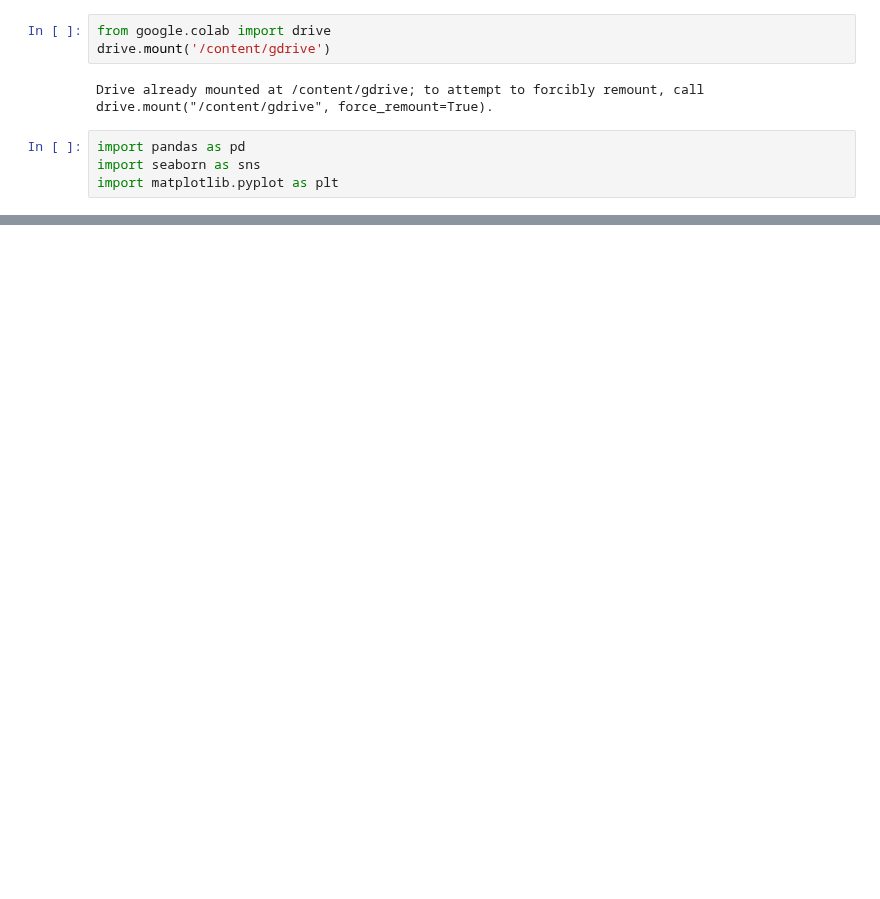
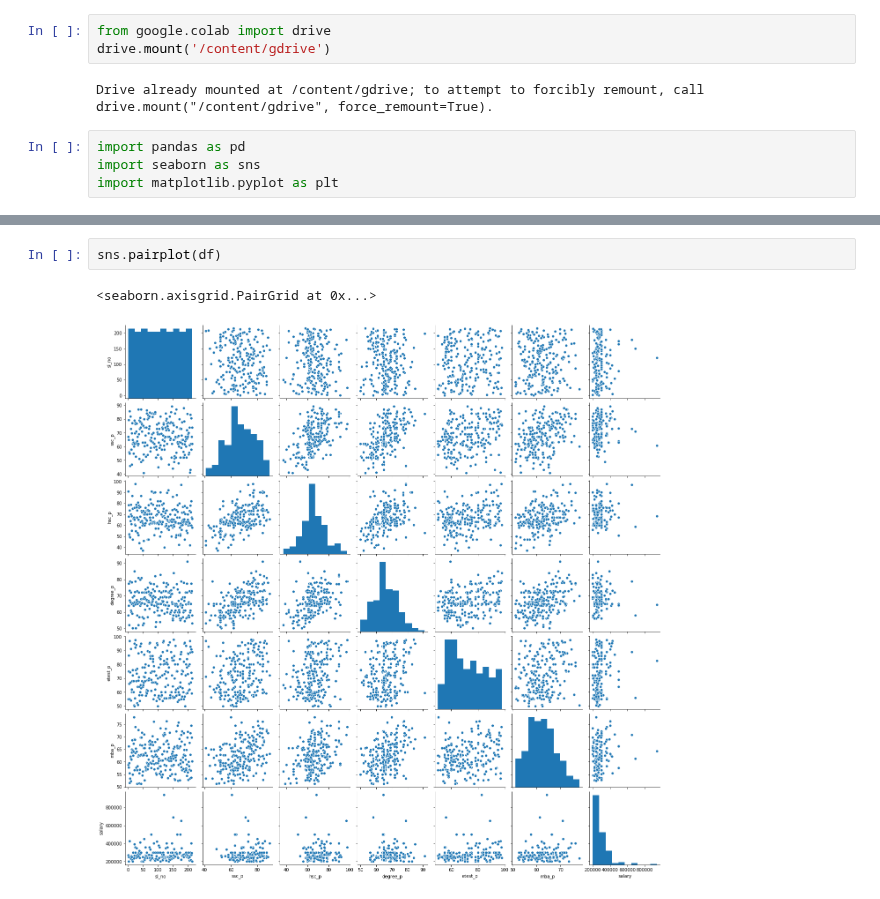
Before and after one commit to raulbenitez/postgrau_IML_exploratory, a Jupyter notebook: PROYECTO/Proyecto_Ton/Proyecto_Ton.ipynb, the cells around one changed output, grey strips where cells are left out. Cells and saved outputs as stored; diff of their text form; blank space fills up the shorter version.

```diff
--- a/PROYECTO/Proyecto_Ton/Proyecto_Ton.ipynb
+++ b/PROYECTO/Proyecto_Ton/Proyecto_Ton.ipynb
@@ -34,0 +47,5 @@ Index(['ICAO Code', 'IATA Code', 'Airport Name', 'City/Town', 'Country',
+# %%
+sns.pairplot(df)
+# %% [output]
+<seaborn.axisgrid.PairGrid at 0x...>
+[figure, added]
```
Also changed, not shown: parts of 6 cells of this notebook.
